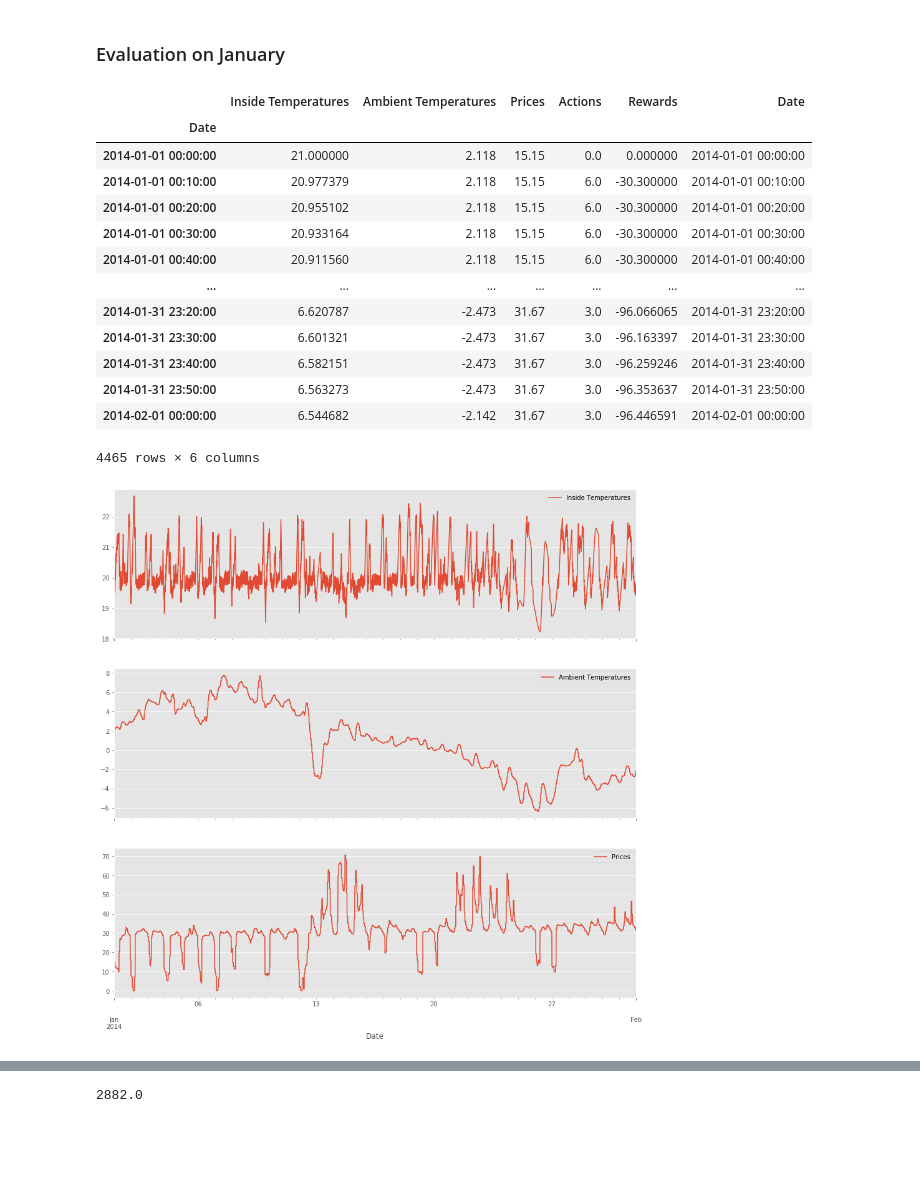
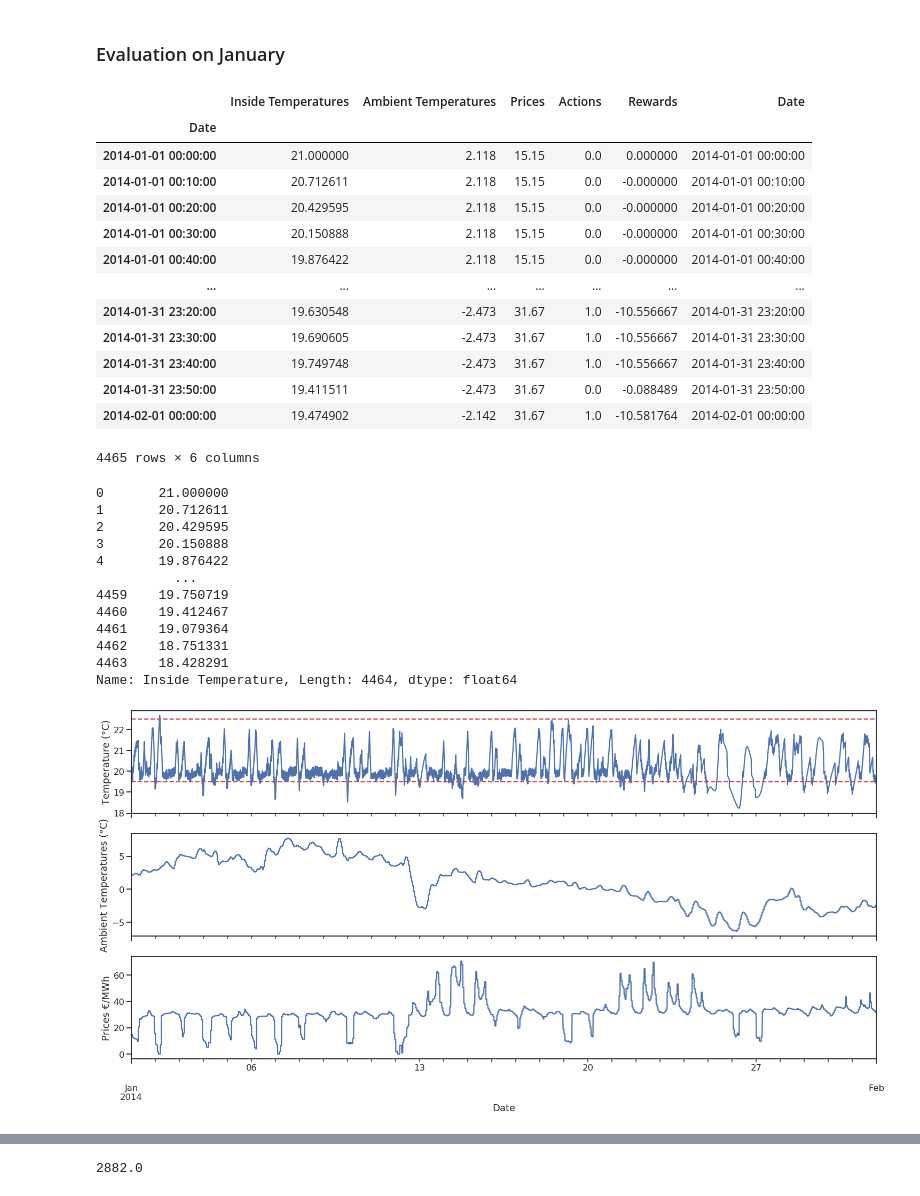
Before and after one commit to Cernewein/heating-RL-agent, a Jupyter notebook: Notebooks/Visualization.ipynb, the cells around one changed output, grey strips where cells are left out. Drawn from its saved outputs; the diff is of its cells as text; code cells hidden in the pictures; blank space fills up the shorter version.

Commit message:
New policy and january visualizations for DQN and q-learning

```diff
--- a/Notebooks/Visualization.ipynb
+++ b/Notebooks/Visualization.ipynb
@@ -6,7 +6,10 @@ import os
 os.chdir(os.path.dirname(os.getcwd()))
 import pandas as pd
 import pickle as pkl
-style.use('ggplot')
+import seaborn as sns
+sns.set('talk')
+sns.set_style("ticks")
+sns.set_color_codes()
 %matplotlib inline
 # %%
 #temperatures = pkl.load(open('data/output/temperatures_LR_0.1_GAMMA_0.99.pkl', "rb"))
@@ -291,7 +294,9 @@ temperatures_df.iloc[:,:].loc[:,'trained'].plot()
 # %% [markdown]
 ### Evaluation on January
 # %%
-eval_data = pkl.load(open('data/output/DQN-Dyn-Price/ModelForMulti/DQN_multiple_settings_january_eval.pkl', 'rb'))
+eval_data = pkl.load(open('data/output/DQN-Dyn-Price/Dyn_Price_HighComfort_eval.pkl', 'rb'))
+eval_data['Upper Bound'] = 22.5
+eval_data['Lower Bound'] = 19.5
 # %%
 eval_data['Date'] = pd.date_range(start='2014-01-01',end='2014-02-01', periods=len(eval_data))
 eval_data.index = eval_data['Date']
@@ -301,14 +306,14 @@ eval_data
 |  | Inside Temperatures | Ambient Temperatures | Prices | Actions | Rewards | Date |
 | Date |  |  |  |  |  |  |
 | 2014-01-01 00:00:00 | 21.000000 | 2.118 | 15.15 | 0.0 | 0.000000 | 2014-01-01 00:00:00 |
-| 2014-01-01 00:10:00 | 20.977379 | 2.118 | 15.15 | 6.0 | -30.300000 | 2014-01-01 00:10:00 |
-| 2014-01-01 00:20:00 | 20.955102 | 2.118 | 15.15 | 6.0 | -30.300000 | 2014-01-01 00:20:00 |
-| 2014-01-01 00:30:00 | 20.933164 | 2.118 | 15.15 | 6.0 | -30.300000 | 2014-01-01 00:30:00 |
-| 2014-01-01 00:40:00 | 20.911560 | 2.118 | 15.15 | 6.0 | -30.300000 | 2014-01-01 00:40:00 |
+| 2014-01-01 00:10:00 | 20.712611 | 2.118 | 15.15 | 0.0 | -0.000000 | 2014-01-01 00:10:00 |
+| 2014-01-01 00:20:00 | 20.429595 | 2.118 | 15.15 | 0.0 | -0.000000 | 2014-01-01 00:20:00 |
+| 2014-01-01 00:30:00 | 20.150888 | 2.118 | 15.15 | 0.0 | -0.000000 | 2014-01-01 00:30:00 |
+| 2014-01-01 00:40:00 | 19.876422 | 2.118 | 15.15 | 0.0 | -0.000000 | 2014-01-01 00:40:00 |
 | ... | ... | ... | ... | ... | ... | ... |
-| 2014-01-31 23:20:00 | 6.620787 | -2.473 | 31.67 | 3.0 | -96.066065 | 2014-01-31 23:20:00 |
-| 2014-01-31 23:30:00 | 6.601321 | -2.473 | 31.67 | 3.0 | -96.163397 | 2014-01-31 23:30:00 |
-| 2014-01-31 23:40:00 | 6.582151 | -2.473 | 31.67 | 3.0 | -96.259246 | 2014-01-31 23:40:00 |
-| 2014-01-31 23:50:00 | 6.563273 | -2.473 | 31.67 | 3.0 | -96.353637 | 2014-01-31 23:50:00 |
-| 2014-02-01 00:00:00 | 6.544682 | -2.142 | 31.67 | 3.0 | -96.446591 | 2014-02-01 00:00:00 |
+| 2014-01-31 23:20:00 | 19.630548 | -2.473 | 31.67 | 1.0 | -10.556667 | 2014-01-31 23:20:00 |
+| 2014-01-31 23:30:00 | 19.690605 | -2.473 | 31.67 | 1.0 | -10.556667 | 2014-01-31 23:30:00 |
+| 2014-01-31 23:40:00 | 19.749748 | -2.473 | 31.67 | 1.0 | -10.556667 | 2014-01-31 23:40:00 |
+| 2014-01-31 23:50:00 | 19.411511 | -2.473 | 31.67 | 0.0 | -0.088489 | 2014-01-31 23:50:00 |
+| 2014-02-01 00:00:00 | 19.474902 | -2.142 | 31.67 | 1.0 | -10.581764 | 2014-02-01 00:00:00 |
 4465 rows × 6 columns
@@ -315,10 +323,30 @@ eval_data
+# %%
+lp_policy['Inside Temperature']
+# %% [output]
+0       21.000000
+1       20.712611
+2       20.429595
+3       20.150888
+4       19.876422
+          ...
+4459    19.750719
+4460    19.412467
+4461    19.079364
+4462    18.751331
+4463    18.428291
+Name: Inside Temperature, Length: 4464, dtype: float64
 # %%
-fig, axs = plt.subplots(3,figsize=(15,15), sharex=True)
+fig, axs = plt.subplots(3,figsize=(25,12), sharex=True)
 
-zoomed_in = eval_data.iloc[:1008,:] # Taking first week for nicer visualization
-eval_data['Inside Temperatures'].plot(ax=axs[0], legend=True)
-eval_data['Ambient Temperatures'].plot(ax=axs[1], legend=True)
-eval_data['Prices'].plot(ax=axs[2], legend=True)
-plt.savefig('data/output/DQN-Dyn-Price/eval.png',bbox_inches='tight')
+eval_data['Inside Temperatures'].plot(ax=axs[0])
+eval_data['Upper Bound'].plot(ax=axs[0],c='r', linestyle = 'dashed')
+eval_data['Lower Bound'].plot(ax=axs[0],c='r', linestyle = 'dashed')
+
+axs[0].set_ylabel('Temperature (°C)')
+eval_data['Ambient Temperatures'].plot(ax=axs[1])
+axs[1].set_ylabel('Ambient Temperatures (°C)')
+eval_data['Prices'].plot(ax=axs[2])
+axs[2].set_ylabel('Prices €/MWh')
+plt.savefig('data/output/DQN-Dyn-Price/DQN_temperature_eval.png',bbox_inches='tight')
 # %% [output]
-[figure, old version]
+[figure, new version]
```
Also changed, not shown: parts of 6 cells of this notebook, 1 other file.
